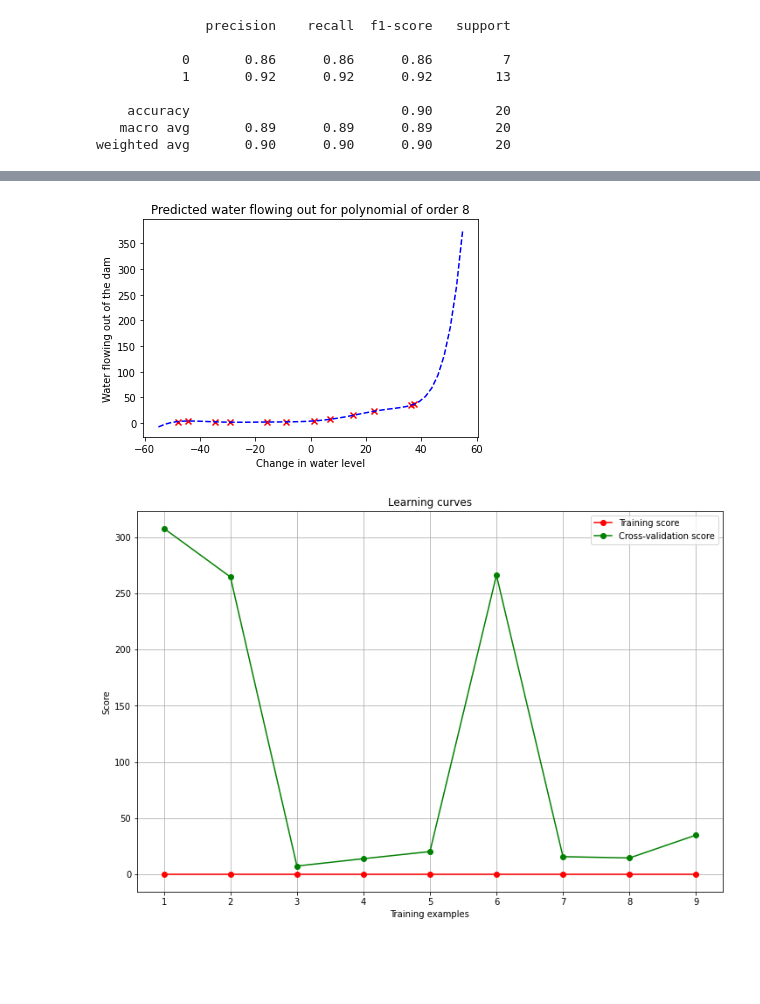
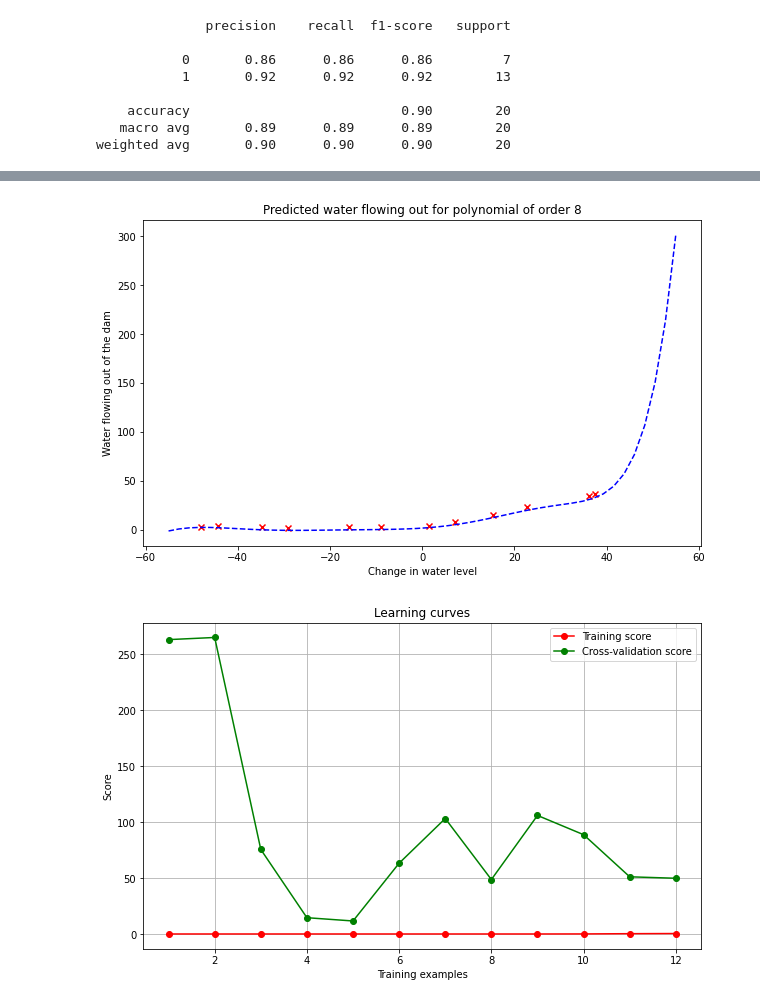
Before and after one commit to renatoor/machine-learning, a Jupyter notebook: T2/aprendizado-supervisionado.ipynb, the cells around one changed output, grey strips where cells are left out. Drawn from its saved outputs; the diff is of its cells as text; code cells hidden in the pictures; blank space fills up the shorter version.

```diff
--- a/T2/aprendizado-supervisionado.ipynb
+++ b/T2/aprendizado-supervisionado.ipynb
@@ -279,5 +345,10 @@ import scipy.io as spio
 # %%
 data = spio.loadmat('../T1/data/ex5data1.mat', squeeze_me=True)
+
 X, y = data['X'].reshape(-1, 1), data['y']
+
 X_test, y_test = data['Xtest'].reshape(-1, 1), data['ytest']
 X_val, y_val = data['Xval'].reshape(-1, 1), data['yval']
+
+X_train_val = np.concatenate((X, X_val))
+y_train_val = np.concatenate((y, y_val))
@@ -309,10 +420,17 @@ plt.show()
 # %%
 poly = PolynomialFeatures(8)
+
 X_poly = poly.fit_transform(X)
 
+X_val_poly = poly.fit_transform(X_val)
+
 ss = StandardScaler()
-X_poly_norm = X_poly
-X_poly_norm[:, 1:] = ss.fit_transform(X_poly[:, 1:])
+
+X_poly_norm = ss.fit_transform(X_poly)
+
+X_val_poly_norm = ss.fit_transform(X_val_poly)
+
+X_train_val_poly_norm = np.concatenate((X_poly_norm, X_val_poly_norm))
 
 model = LinearRegression()
 model.fit(X_poly_norm, y)
@@ -320,39 +438,39 @@ model.fit(X_poly_norm, y)
 xvalue = np.linspace(-55, 55, 50).reshape((-1, 1))
 xpoly = poly.fit_transform(xvalue)
 
 mean = ss.mean_
-std = np.sqrt(ss.var_)
+std = ss.scale_
 
-xpolynorm = xpoly
-xpolynorm[:, 1:] = (xpoly[:, 1:] - mean) / std
+xpolynorm = (xpoly - mean) / std
 
+plt.figure(figsize=(10, 6))
 plt.scatter(X, y, color='red', marker='x')
 plt.xlabel('Change in water level')
 plt.ylabel('Water flowing out of the dam')
 plt.plot(xvalue, model.predict(xpolynorm), "b--")
 plt.title("Predicted water flowing out for polynomial of order 8")
 plt.show()
 
-train_sizes = list(range(1,10))
+train_sizes = list(range(1,13))
 
 train_sizes, train_scores, test_scores, = \
-    learning_curve(model, X_poly_norm, y, scoring='neg_mean_squared_error', train_sizes=train_sizes)
+    learning_curve(model, X_train_val_poly_norm, y_train_val, scoring='neg_mean_squared_error', train_sizes=train_sizes)
 
 train_scores_mean = np.mean(-train_scores, axis=1)
 test_scores_mean = np.mean(-test_scores, axis=1)
 
-fig, ax = plt.subplots(figsize=(12,8))
+fig, ax = plt.subplots(figsize=(10, 6))
 ax.set_title("Learning curves")
 ax.set_xlabel("Training examples")
 ax.set_ylabel("Score")
 ax.grid()
 ax.plot(train_sizes, train_scores_mean, 'o-', color="r",
                  label="Training score")
 ax.plot(train_sizes, test_scores_mean, 'o-', color="g",
                  label="Cross-validation score")
 ax.legend()
 plt.show()
 # %% [output]
-[figure, old version]
+[figure, new version]
-[figure, old version]
+[figure, new version]
 # %% [markdown]
```
Also changed, not shown: parts of 43 cells of this notebook, 5 other files.
